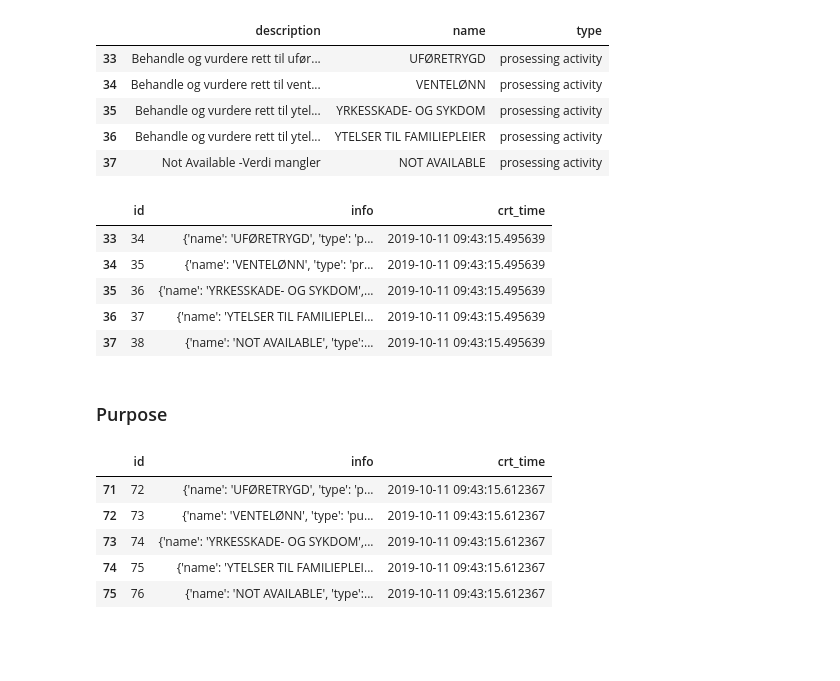
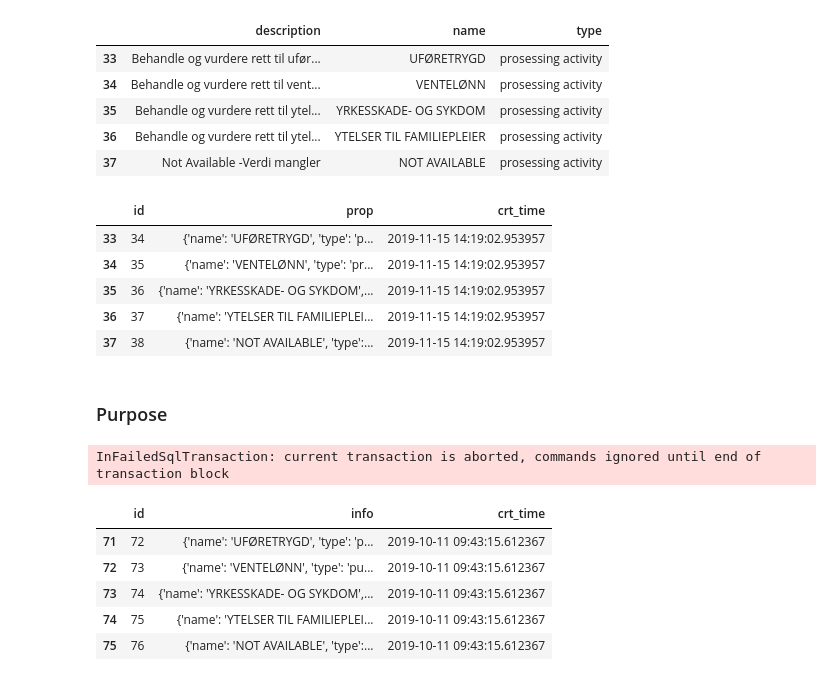
Before and after one commit to navikt/data-catalog-graph, a Jupyter notebook: notebooks/populate database.ipynb, the cells around one changed output. Saved outputs shown, nothing was run; the diff lists cells and outputs as text; code cells hidden in the pictures; blank space fills up the shorter version.

```diff
--- a/notebooks/populate database.ipynb
+++ b/notebooks/populate database.ipynb
@@ -18,6 +12,13 @@ conn = psycopg2.connect(
     host="127.0.0.1",
     port="54320",
     database="dcat")
+# %%
+conn = psycopg2.connect(
+    user="v-oidc-Pau-datacata-8M61CzhFYnWwyGe4RT5T-1573823273",
+    password="A1a-uUUBJHlTN9oyrAQB",
+    host="b27dbvl008.preprod.local",
+    port="5432",
+    database="datacatalog-term")
 # %%
 cur = conn.cursor()
 # %%
@@ -105,31 +106,33 @@ for index, row in df_formål.iterrows():
 
 conn.commit()
 # %%
-df = sqlio.read_sql_query("select * from tbl_detail", conn)
+df = sqlio.read_sql_query("select * from tbl_node", conn)
 df.tail()
 # %% [output]
-|  | id | info | crt_time |
-| 33 | 34 | {'name': 'UFØRETRYGD', 'type': 'p... | 2019-10-11 09:43:15.495639 |
-| 34 | 35 | {'name': 'VENTELØNN', 'type': 'pr... | 2019-10-11 09:43:15.495639 |
-| 35 | 36 | {'name': 'YRKESSKADE- OG SYKDOM',... | 2019-10-11 09:43:15.495639 |
-| 36 | 37 | {'name': 'YTELSER TIL FAMILIEPLEI... | 2019-10-11 09:43:15.495639 |
-| 37 | 38 | {'name': 'NOT AVAILABLE', 'type':... | 2019-10-11 09:43:15.495639 |
+|  | id | prop | crt_time |
+| 33 | 34 | {'name': 'UFØRETRYGD', 'type': 'p... | 2019-11-15 14:19:02.953957 |
+| 34 | 35 | {'name': 'VENTELØNN', 'type': 'pr... | 2019-11-15 14:19:02.953957 |
+| 35 | 36 | {'name': 'YRKESSKADE- OG SYKDOM',... | 2019-11-15 14:19:02.953957 |
+| 36 | 37 | {'name': 'YTELSER TIL FAMILIEPLEI... | 2019-11-15 14:19:02.953957 |
+| 37 | 38 | {'name': 'NOT AVAILABLE', 'type':... | 2019-11-15 14:19:02.953957 |
 # %% [markdown]
 ### Purpose
 # %%
 df_purpose = df_formål.copy()
 df_purpose['type'] = 'purpose'
 # %%
-cur.execute("select max(id) from tbl_detail")
+cur.execute("select max(id) from tbl_node")
 index = cur.fetchone()[0]
 
 for i, row in df_purpose.iterrows():
     index = index + 1
     jsonb = row.to_json()
-    insert_query = f"insert into tbl_detail values ({index},'{jsonb}', now())"
+    insert_query = f"insert into tbl_node values ({index},'{jsonb}', now())"
     cur.execute(insert_query, (jsonb,))
 
 conn.commit()
+# %% [output]
+InFailedSqlTransaction: current transaction is aborted, commands ignored until end of transaction block
 # %%
 df = sqlio.read_sql_query("select * from tbl_detail", conn)
 df.tail()
```
Also changed, not shown: parts of 8 cells of this notebook, 10 other files.
